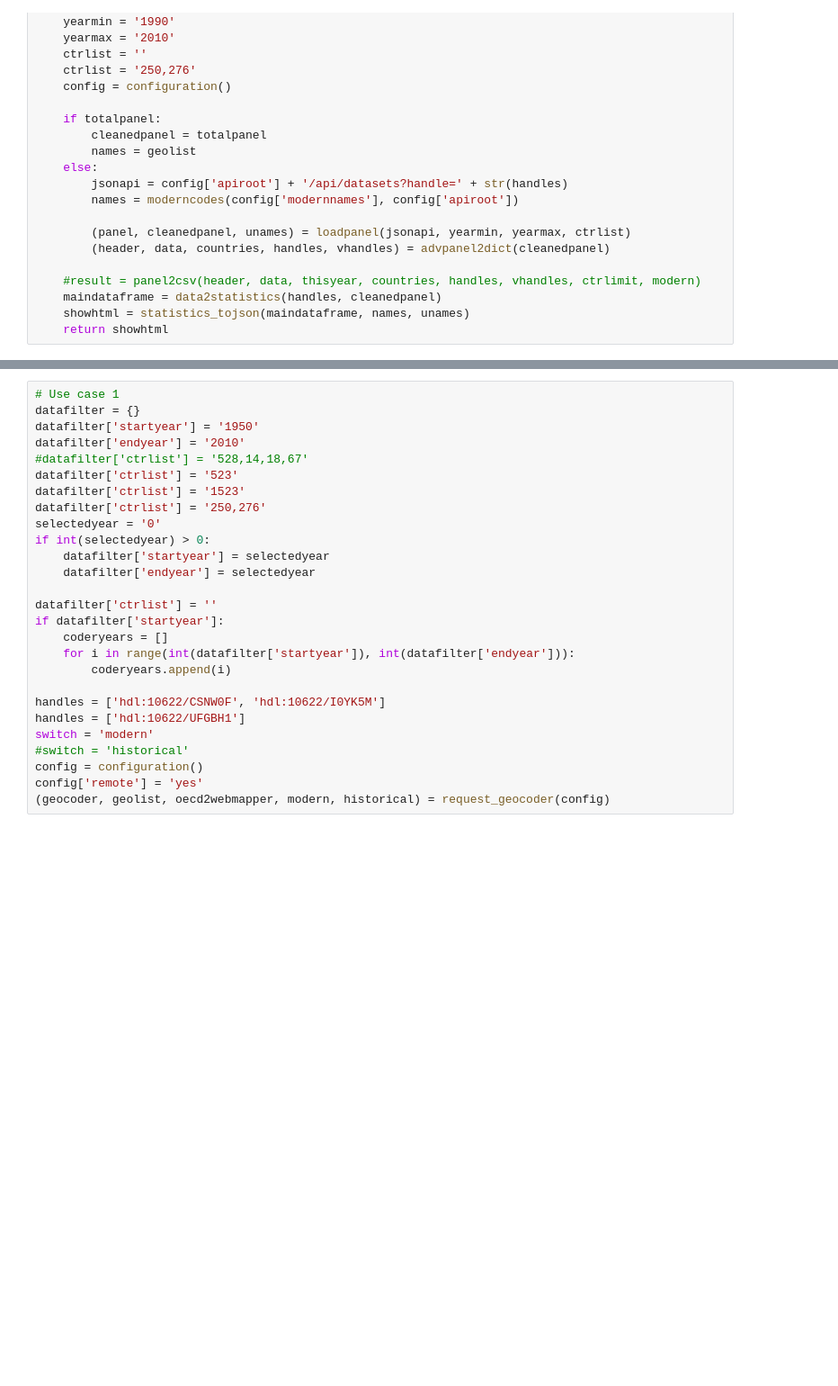
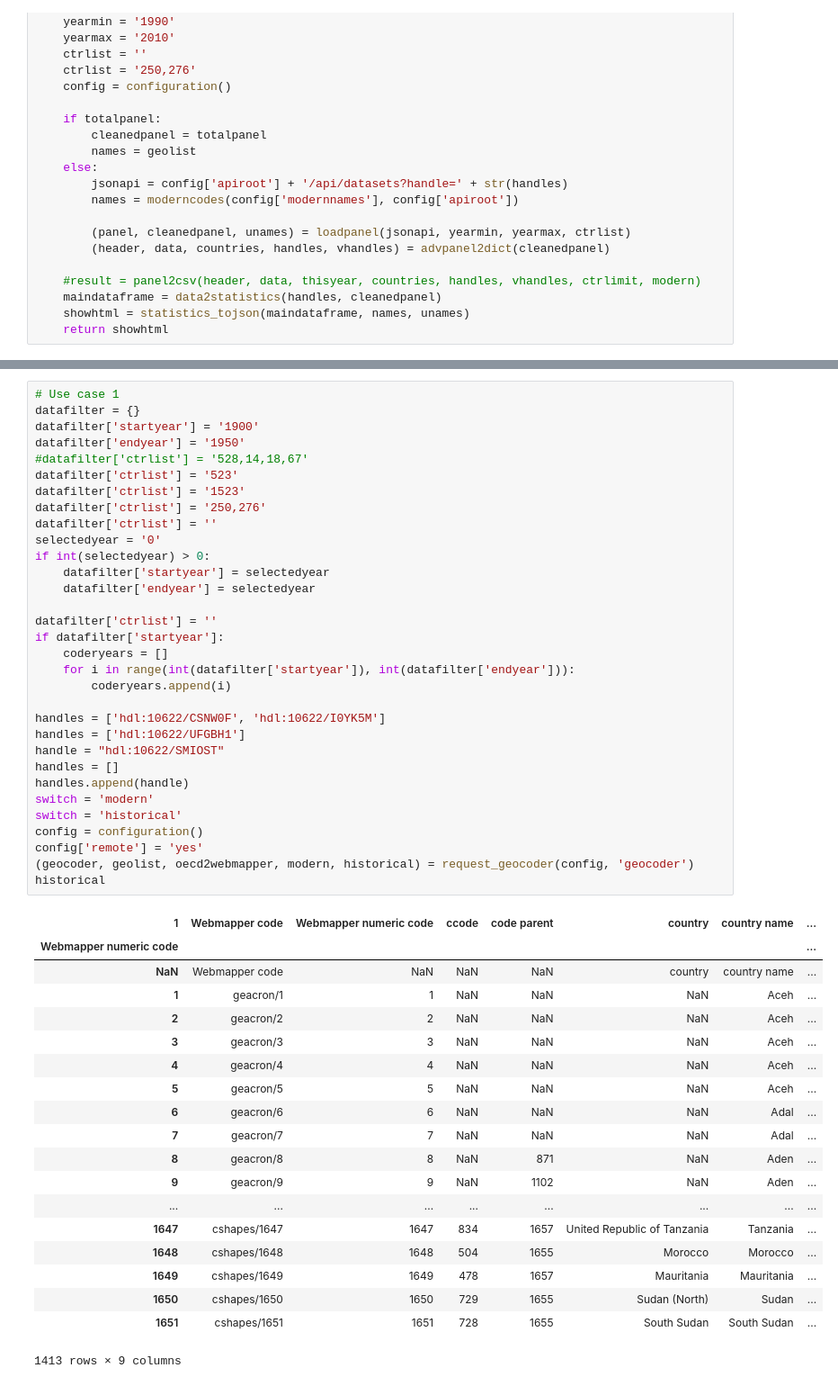
Before and after one commit to 4tikhonov/clioinfra.js, a Jupyter notebook: notebooks/Advanced panels.ipynb, the cells around one changed output, grey strips where cells are left out. Shown at 90% size. Saved outputs shown, nothing was run; the diff lists cells and outputs as text; blank space fills up the shorter version.

```diff
--- a/notebooks/Advanced panels.ipynb
+++ b/notebooks/Advanced panels.ipynb
@@ -107,27 +166,52 @@ def request_datasets(config, switch, modern, historical, handles, geolist):
 # %%
 # Use case 1
 datafilter = {}
-datafilter['startyear'] = '1950'
-datafilter['endyear'] = '2010'
+datafilter['startyear'] = '1900'
+datafilter['endyear'] = '1950'
 #datafilter['ctrlist'] = '528,14,18,67'
 datafilter['ctrlist'] = '523'
 datafilter['ctrlist'] = '1523'
 datafilter['ctrlist'] = '250,276'
+datafilter['ctrlist'] = ''
 selectedyear = '0'
 if int(selectedyear) > 0:
     datafilter['startyear'] = selectedyear
     datafilter['endyear'] = selectedyear
 
 datafilter['ctrlist'] = ''
 if datafilter['startyear']:
     coderyears = []
     for i in range(int(datafilter['startyear']), int(datafilter['endyear'])):
         coderyears.append(i)
 
 handles = ['hdl:10622/CSNW0F', 'hdl:10622/I0YK5M']
 handles = ['hdl:10622/UFGBH1']
+handle = "hdl:10622/SMIOST"
+handles = []
+handles.append(handle)
 switch = 'modern'
-#switch = 'historical'
+switch = 'historical'
 config = configuration()
 config['remote'] = 'yes'
-(geocoder, geolist, oecd2webmapper, modern, historical) = request_geocoder(config)
+(geocoder, geolist, oecd2webmapper, modern, historical) = request_geocoder(config, 'geocoder')
+historical
+# %% [output]
+| 1 | Webmapper code | Webmapper numeric code | ccode | code parent | country | country name | ... |
+| Webmapper numeric code |  |  |  |  |  |  | ... |
+| NaN | Webmapper code | NaN | NaN | NaN | country | country name | ... |
+| 1 | geacron/1 | 1 | NaN | NaN | NaN | Aceh | ... |
+| 2 | geacron/2 | 2 | NaN | NaN | NaN | Aceh | ... |
+| 3 | geacron/3 | 3 | NaN | NaN | NaN | Aceh | ... |
+| 4 | geacron/4 | 4 | NaN | NaN | NaN | Aceh | ... |
+| 5 | geacron/5 | 5 | NaN | NaN | NaN | Aceh | ... |
+| 6 | geacron/6 | 6 | NaN | NaN | NaN | Adal | ... |
+| 7 | geacron/7 | 7 | NaN | NaN | NaN | Adal | ... |
+| 8 | geacron/8 | 8 | NaN | 871 | NaN | Aden | ... |
+| 9 | geacron/9 | 9 | NaN | 1102 | NaN | Aden | ... |
+| ... | ... | ... | ... | ... | ... | ... | ... |
+| 1647 | cshapes/1647 | 1647 | 834 | 1657 | United Republic of Tanzania | Tanzania | ... |
+| 1648 | cshapes/1648 | 1648 | 504 | 1655 | Morocco | Morocco | ... |
+| 1649 | cshapes/1649 | 1649 | 478 | 1657 | Mauritania | Mauritania | ... |
+| 1650 | cshapes/1650 | 1650 | 729 | 1655 | Sudan (North) | Sudan | ... |
+| 1651 | cshapes/1651 | 1651 | 728 | 1655 | South Sudan | South Sudan | ... |
+1413 rows × 9 columns
```
Also changed, not shown: parts of 7 cells of this notebook.
